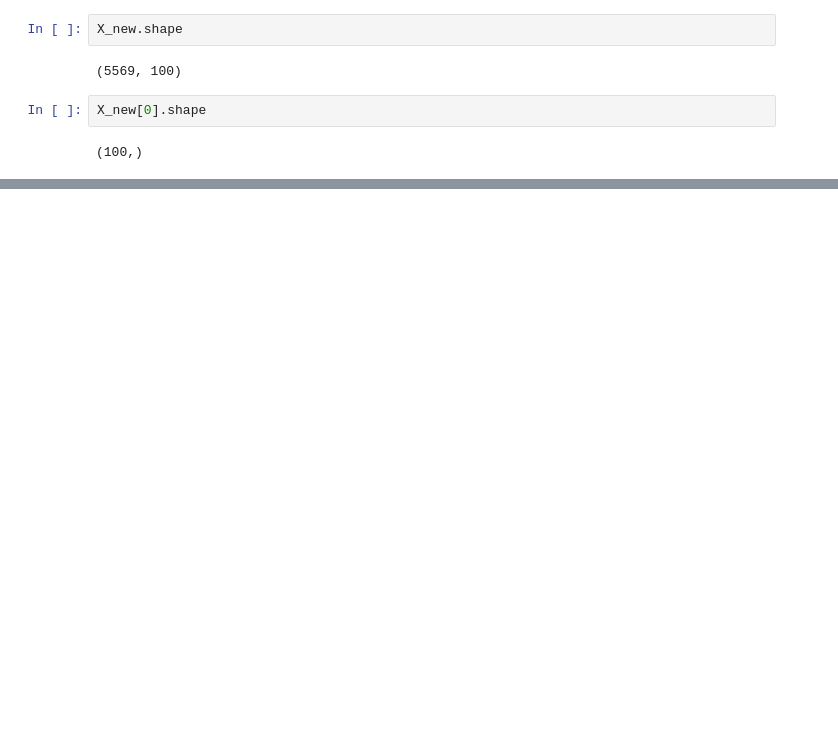
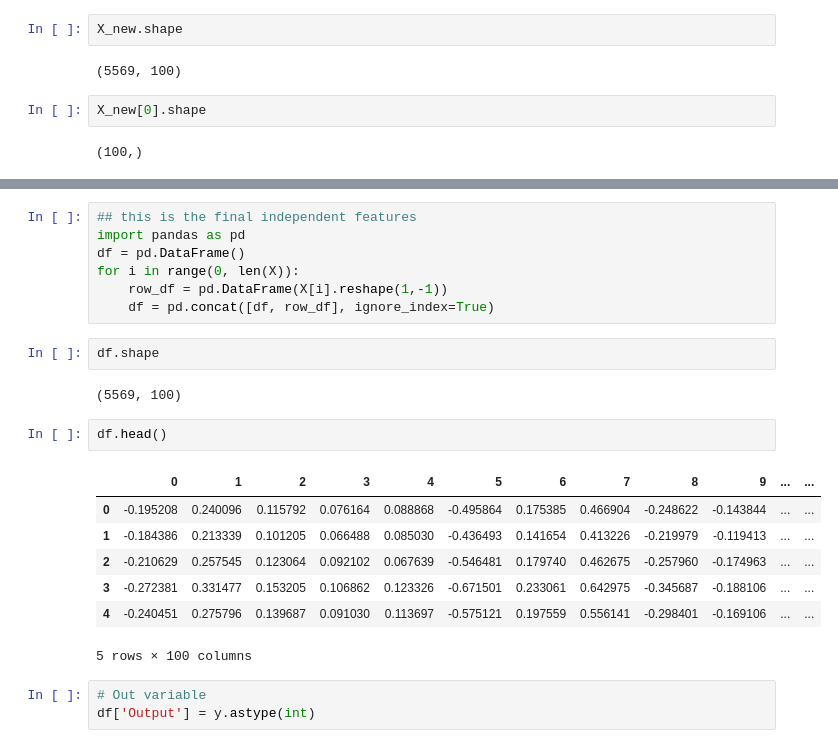
Before and after one commit to prajwaldev20/Learning-NLP, a Jupyter notebook: Text_classification_word2vec_and_avgword2vec.ipynb, the cells around one changed output, grey strips where cells are left out. Drawn from its saved outputs; the diff is of its cells as text; blank space fills up the shorter version.

```diff
--- a/Text_classification_word2vec_and_avgword2vec.ipynb
+++ b/Text_classification_word2vec_and_avgword2vec.ipynb
@@ -247,0 +291,24 @@ y = y.iloc[:,0].values
+# %%
+## this is the final independent features
+import pandas as pd
+df = pd.DataFrame()
+for i in range(0, len(X)):
+    row_df = pd.DataFrame(X[i].reshape(1,-1))
+    df = pd.concat([df, row_df], ignore_index=True)
+# %%
+df.shape
+# %% [output]
+(5569, 100)
+# %%
+df.head()
+# %% [output]
+|  | 0 | 1 | 2 | 3 | 4 | 5 | 6 | 7 | 8 | 9 | ... | ... |
+| 0 | -0.195208 | 0.240096 | 0.115792 | 0.076164 | 0.088868 | -0.495864 | 0.175385 | 0.466904 | -0.248622 | -0.143844 | ... | ... |
+| 1 | -0.184386 | 0.213339 | 0.101205 | 0.066488 | 0.085030 | -0.436493 | 0.141654 | 0.413226 | -0.219979 | -0.119413 | ... | ... |
+| 2 | -0.210629 | 0.257545 | 0.123064 | 0.092102 | 0.067639 | -0.546481 | 0.179740 | 0.462675 | -0.257960 | -0.174963 | ... | ... |
+| 3 | -0.272381 | 0.331477 | 0.153205 | 0.106862 | 0.123326 | -0.671501 | 0.233061 | 0.642975 | -0.345687 | -0.188106 | ... | ... |
+| 4 | -0.240451 | 0.275796 | 0.139687 | 0.091030 | 0.113697 | -0.575121 | 0.197559 | 0.556141 | -0.298401 | -0.169106 | ... | ... |
+5 rows × 100 columns
+# %%
+# Out variable
+df['Output'] = y.astype(int)
```
Also changed, not shown: parts of 17 cells of this notebook.
